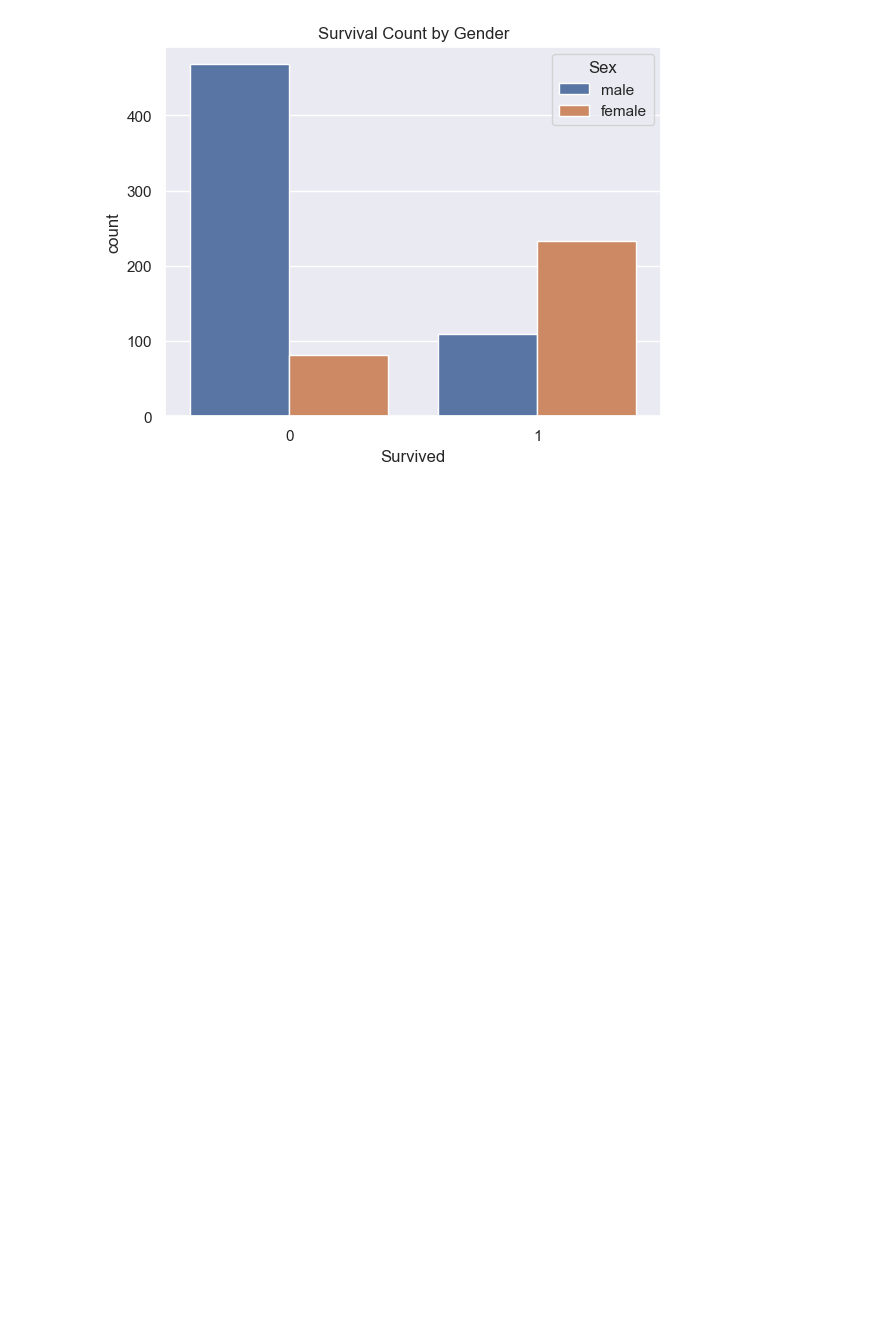
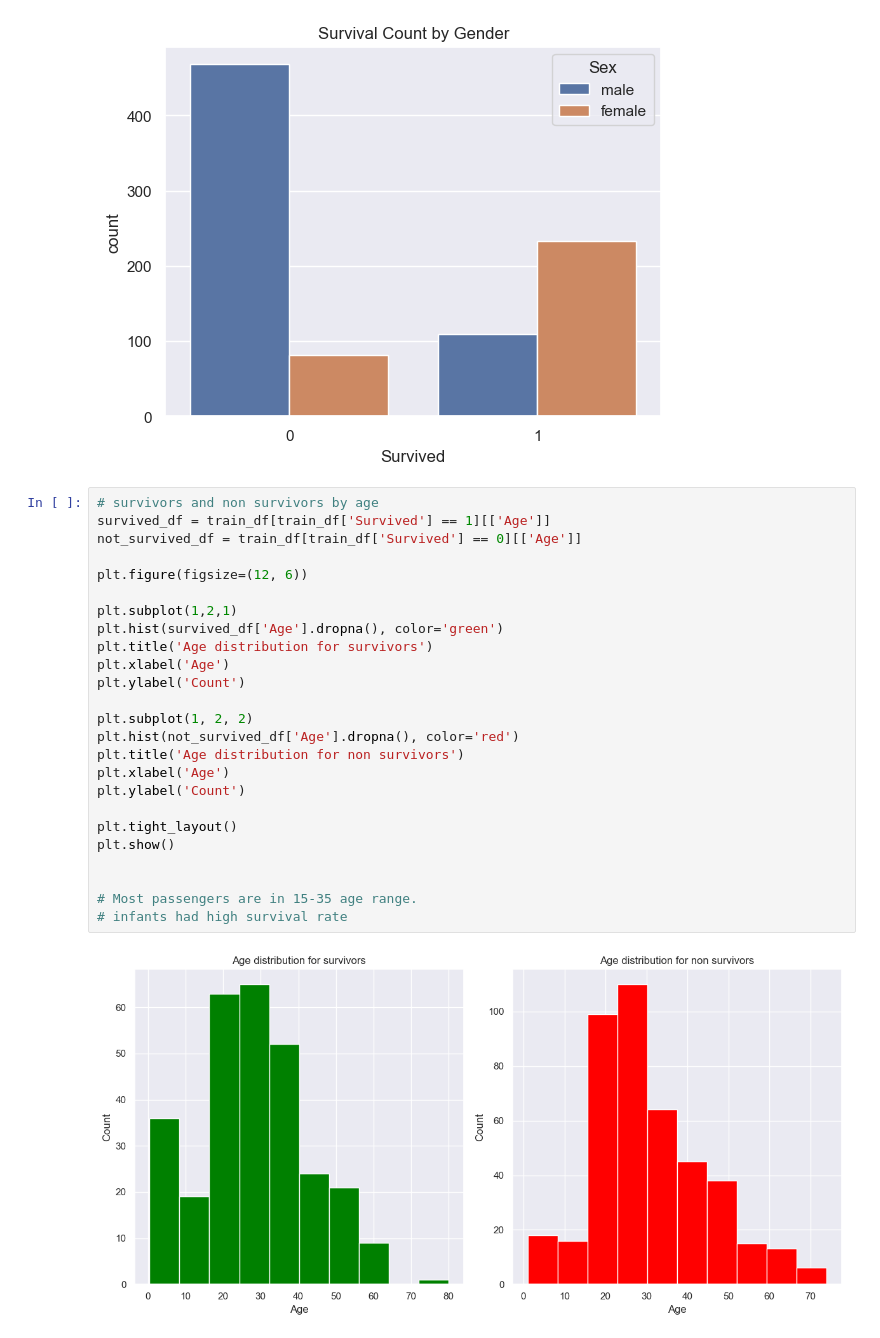
Before and after one commit to filcampos00/ML-titanic, a Jupyter notebook: src/titanic_notebook.ipynb, the cells around one changed output. Saved outputs shown, nothing was run; the diff lists cells and outputs as text; blank space fills up the shorter version.

Commit message:
chart suvivors age

```diff
--- a/src/titanic_notebook.ipynb
+++ b/src/titanic_notebook.ipynb
@@ -139,3 +139,30 @@ plt.show()
 0                 0.257962
 1                 0.811092
 [figure]
+# %%
+# survivors and non survivors by age
+survived_df = train_df[train_df['Survived'] == 1][['Age']]
+not_survived_df = train_df[train_df['Survived'] == 0][['Age']]
+
+plt.figure(figsize=(12, 6))
+
+plt.subplot(1,2,1)
+plt.hist(survived_df['Age'].dropna(), color='green')
+plt.title('Age distribution for survivors')
+plt.xlabel('Age')
+plt.ylabel('Count')
+
+plt.subplot(1, 2, 2)
+plt.hist(not_survived_df['Age'].dropna(), color='red')
+plt.title('Age distribution for non survivors')
+plt.xlabel('Age')
+plt.ylabel('Count')
+
+plt.tight_layout()
+plt.show()
+
+
+# Most passengers are in 15-35 age range.
+# infants had high survival rate
+# %% [output]
+[figure, added]
```
